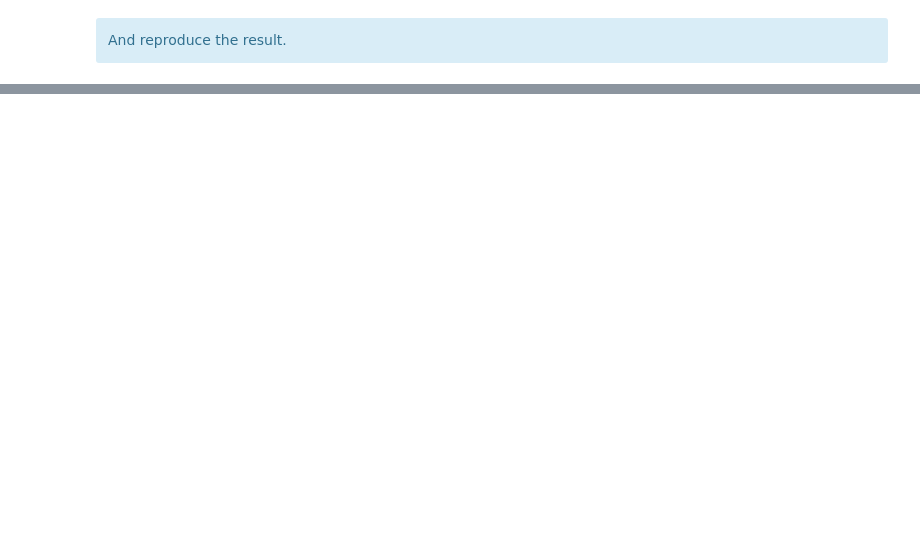
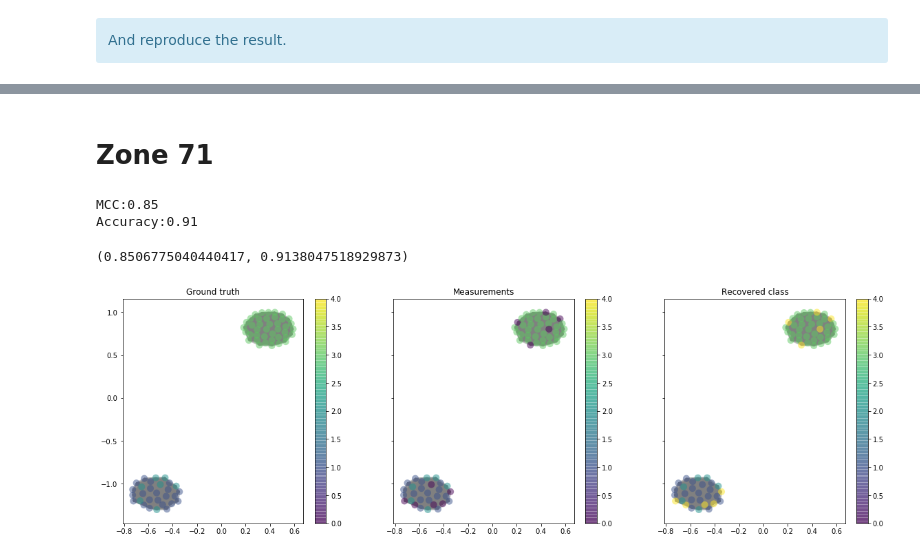
Before and after one commit to raphaelreiss/Network_tour_of_mice_genetics, a Jupyter notebook: Graph_Analysis_Mice_Genetics.ipynb, the cells around one changed output, grey strips where cells are left out. Cells and saved outputs as stored; diff of their text form; code cells hidden in the pictures; blank space fills up the shorter version.

```diff
--- a/Graph_Analysis_Mice_Genetics.ipynb
+++ b/Graph_Analysis_Mice_Genetics.ipynb
@@ -582,0 +621,12 @@ cm.recommended_list
+# %% [markdown]
+# Zone 71
+# %%
+weighted_adjacency = epsilon_similarity_graph(expr_df.values, metric='euclidean', sigma=60, epsilon=0.2)
+pygsp_weighted_graph = graphs.Graph(weighted_adjacency,lap_type='normalized')
+pygsp_weighted_graph.set_coordinates()
+CV_discrete(pygsp_weighted_graph,phenotype_df.loc['X152'],expr_df,1,NUM_REPET=15,plot = True)
+# %% [output]
+MCC:0.85
+Accuracy:0.91
+(0.8506775040440417, 0.9138047518929873)
+[figure, added]
```
Also changed, not shown: parts of 60 cells of this notebook, 5 other files.
